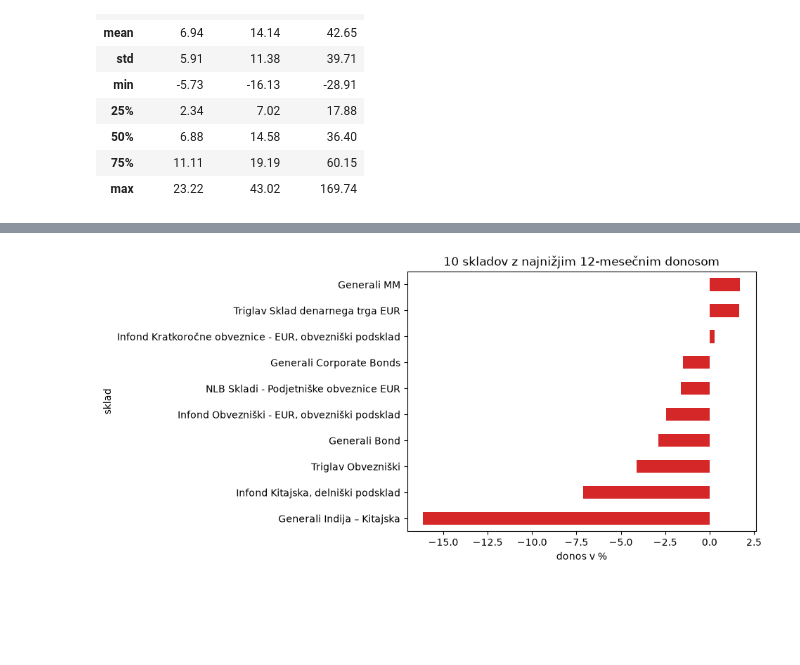
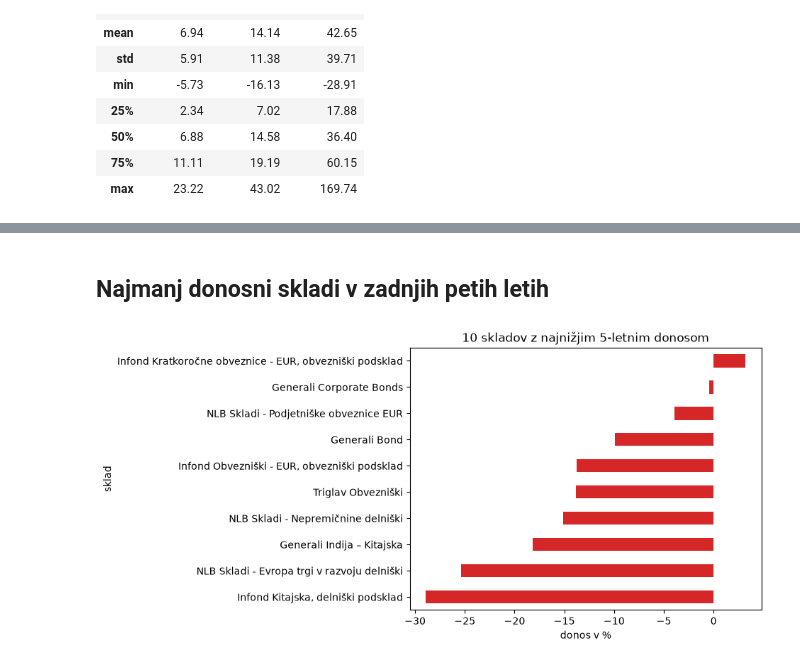
Before and after one commit to le20655/seminarska_naloga_uvp, a Jupyter notebook: analiza.ipynb, the cells around one changed output, grey strips where cells are left out. Saved outputs shown, nothing was run; the diff lists cells and outputs as text; code cells hidden in the pictures; blank space fills up the shorter version.

```diff
--- a/analiza.ipynb
+++ b/analiza.ipynb
@@ -50,9 +115,11 @@ plt.show()
+# %% [markdown]
+## Najmanj donosni skladi v zadnjih petih letih
 # %%
-najslabsi = skladi.nsmallest(10, "donos_12m").set_index("sklad")
-najslabsi["donos_12m"].sort_values().plot.barh(
-    title="10 skladov z najnižjim 12-mesečnim donosom", color="tab:red"
+najslabsi = skladi.nsmallest(10, "donos_60m").set_index("sklad")
+najslabsi["donos_60m"].sort_values().plot.barh(
+    title="10 skladov z najnižjim 5-letnim donosom", color="tab:red"
 )
 plt.xlabel("donos v %")
 plt.show()
 # %% [output]
-[figure, old version]
+[figure, new version]
```
Also changed, not shown: parts of 31 cells of this notebook.
